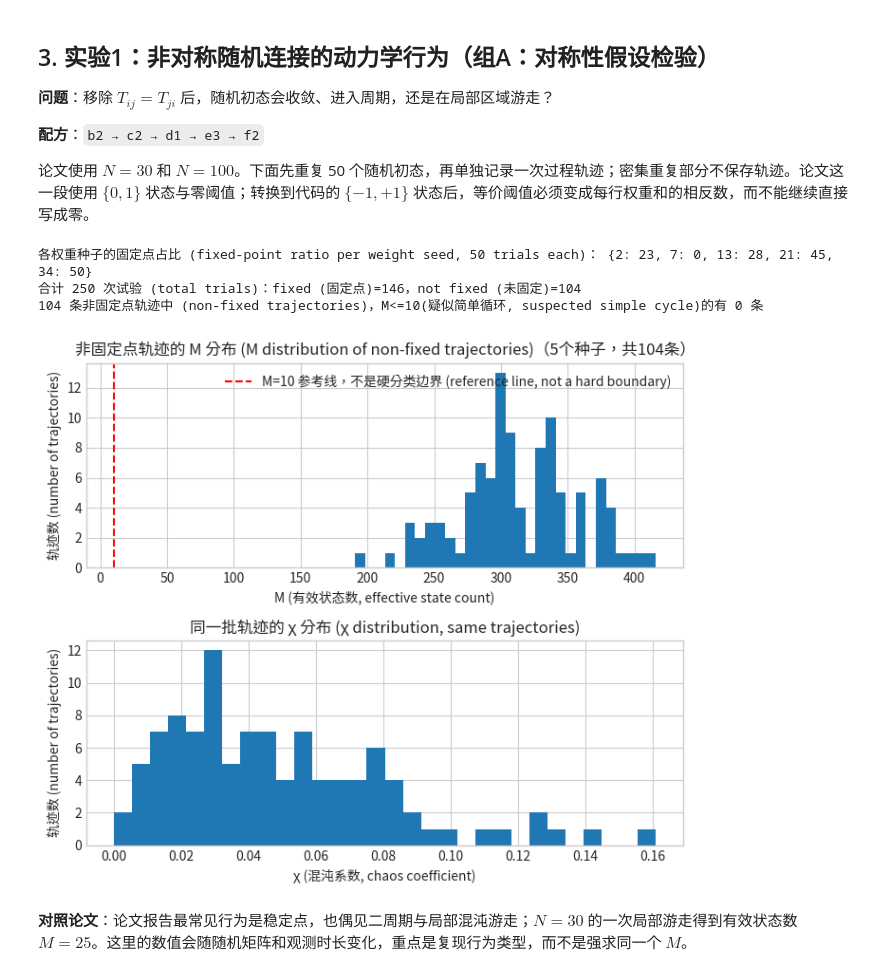
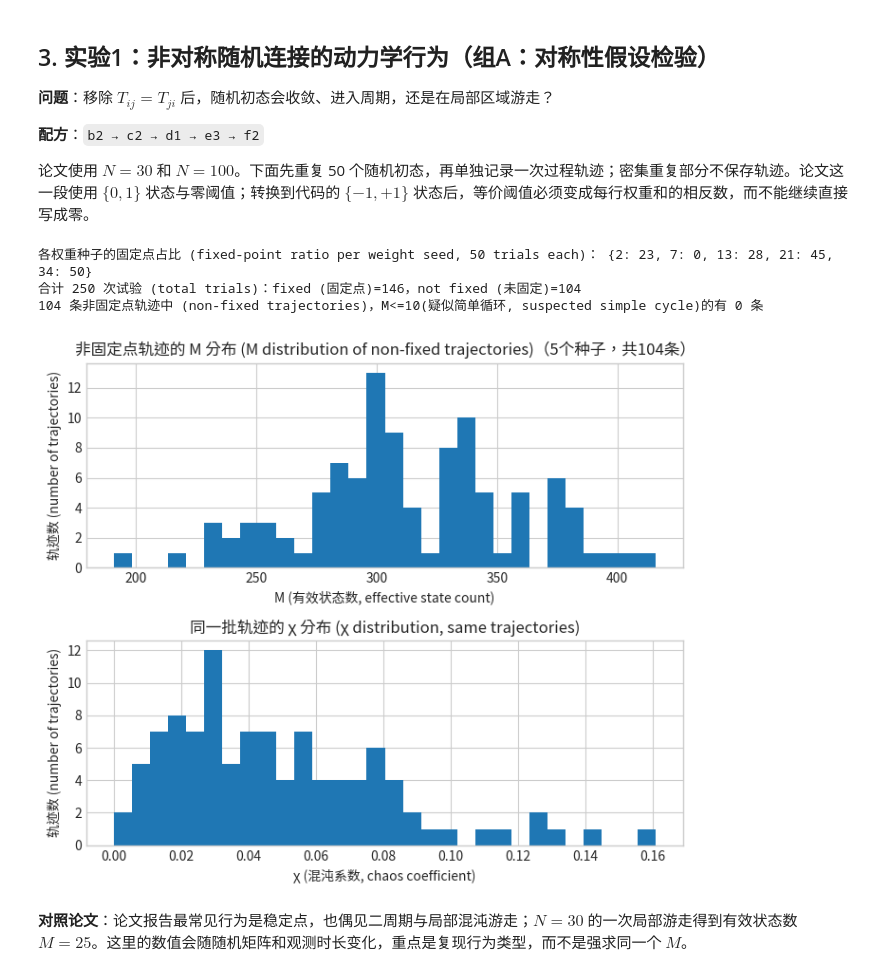
Before and after one commit to Heptazero/nn-labs, a Jupyter notebook: hopfield-1982/hopfield_1982.ipynb, the cells around one changed output. Drawn from its saved outputs; the diff is of its cells as text; code cells hidden in the pictures.

```diff
--- a/hopfield-1982/hopfield_1982.ipynb
+++ b/hopfield-1982/hopfield_1982.ipynb
@@ -711,7 +711,7 @@ def e3_effective_state_count(
 ) -> float:
     """
     输入 state_history -- d1 record_states=True 时保存的轨迹
-    输出 标量 M -- 论文 p.2556 式(9)，有效状态数 exp(熵)，用来量化"游走覆盖了多大范围"
+    输出 标量 M -- 式(9)有效状态数 exp(熵)，用来量化"游走覆盖了多大范围"
     """
     if not state_history:
         return 0.0
@@ -943,14 +943,12 @@ M_values = []
 chi_values = []
 for history in all_non_fixed_histories:
     M = e3_effective_state_count(history)
-    # [观测·数据] 有效状态数 M -- 论文 p.2556 式(9)，熵加权的"访问过多少不同状态"
-    # (effective state count, paper p.2556 eq.9)
+    # [观测·数据] 有效状态数 M(式9)，熵加权的"访问过多少不同状态"
 
     total_steps = len(history)
     unique_states = len(set(state.astype(np.int8).tobytes() for state in history))
     chi = 1.0 - (unique_states / total_steps)
     # [观测·数据] 混沌系数 χ：1 - 去重状态数/总步数，越接近0越混沌
-    # χ 不是论文公式，是本 notebook 自定义的补充量尺 (not from the paper, a notebook-only diagnostic)
 
     M_values.append(M)
     chi_values.append(chi)
@@ -960,45 +958,38 @@ CYCLE_LIKE_M_THRESHOLD = 10
 # 单一阈值在单一种子上"卡出0个"的问题，根源就是把连续分布硬切成了离散计数
 
 n_below_threshold = sum(1 for m in M_values if m <= CYCLE_LIKE_M_THRESHOLD)
 print(
     f"{len(M_values)} 条非固定点轨迹中 (non-fixed trajectories)，M<={CYCLE_LIKE_M_THRESHOLD}"
     f"(疑似简单循环, suspected simple cycle)的有 {n_below_threshold} 条"
 )
 # [观测·结果] 汇总5个种子后的疑似循环计数，比单种子的"0"更能说明"循环有多稀有"
 
 
 # ========== 4. 画图展示（M/χ 直方图，不是三分类柱状图）==========
 fig, axes = plt.subplots(2, 1, figsize=(7, 6))
 
 axes[0].hist(M_values, bins=30)
-axes[0].axvline(
-    CYCLE_LIKE_M_THRESHOLD,
-    linestyle="--",
-    color="red",
-    label=f"M={CYCLE_LIKE_M_THRESHOLD} 参考线，不是硬分类边界 (reference line, not a hard boundary)",
-)
-axes[0].set_xlabel("M (有效状态数, effective state count)")
-axes[0].set_ylabel("轨迹数 (number of trajectories)")
+axes[0].set_xlabel("M (有效状态数)")
+axes[0].set_ylabel("轨迹数")
 axes[0].set_title(
-    f"非固定点轨迹的 M 分布 (M distribution of non-fixed trajectories)"
+    f"非固定点轨迹的 M 分布"
     f"（{len(weight_seeds)}个种子，共{len(M_values)}条）"
 )
-axes[0].legend()
 # [展示]
 
 axes[1].hist(chi_values, bins=30)
-axes[1].set_xlabel("χ (混沌系数, chaos coefficient)")
+axes[1].set_xlabel("χ (混沌系数)")
 axes[1].set_ylabel("轨迹数 (number of trajectories)")
 axes[1].set_title("同一批轨迹的 χ 分布 (χ distribution, same trajectories)")
 # [展示]
 
 plt.tight_layout()
 plt.show()
 # %% [output]
 各权重种子的固定点占比 (fixed-point ratio per weight seed, 50 trials each)： {2: 23, 7: 0, 13: 28, 21: 45, 34: 50}
 合计 250 次试验 (total trials)：fixed (固定点)=146，not fixed (未固定)=104
 104 条非固定点轨迹中 (non-fixed trajectories)，M<=10(疑似简单循环, suspected simple cycle)的有 0 条
-[figure, old version]
+[figure, new version]
 # %% [markdown]
 **对照论文**：论文报告最常见行为是稳定点，也偶见二周期与局部混沌游走；$N=30$ 的一次局部游走得到有效状态数 $M=25$。这里的数值会随随机矩阵和观测时长变化，重点是复现行为类型，而不是强求同一个 $M$。
 # %% [markdown]
```
